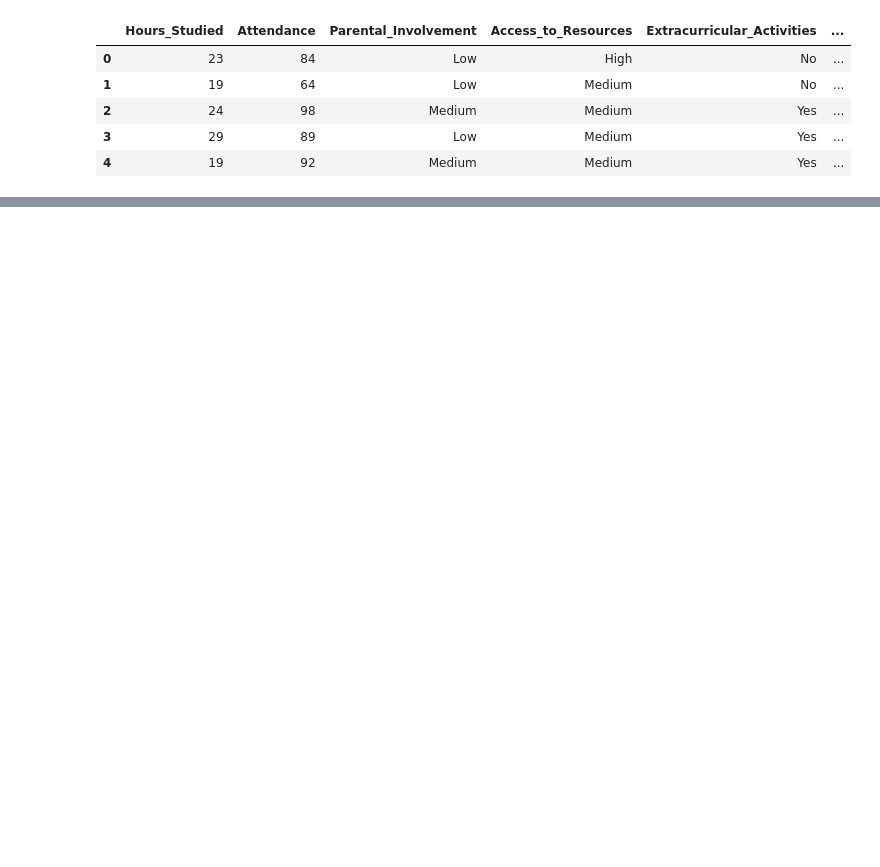
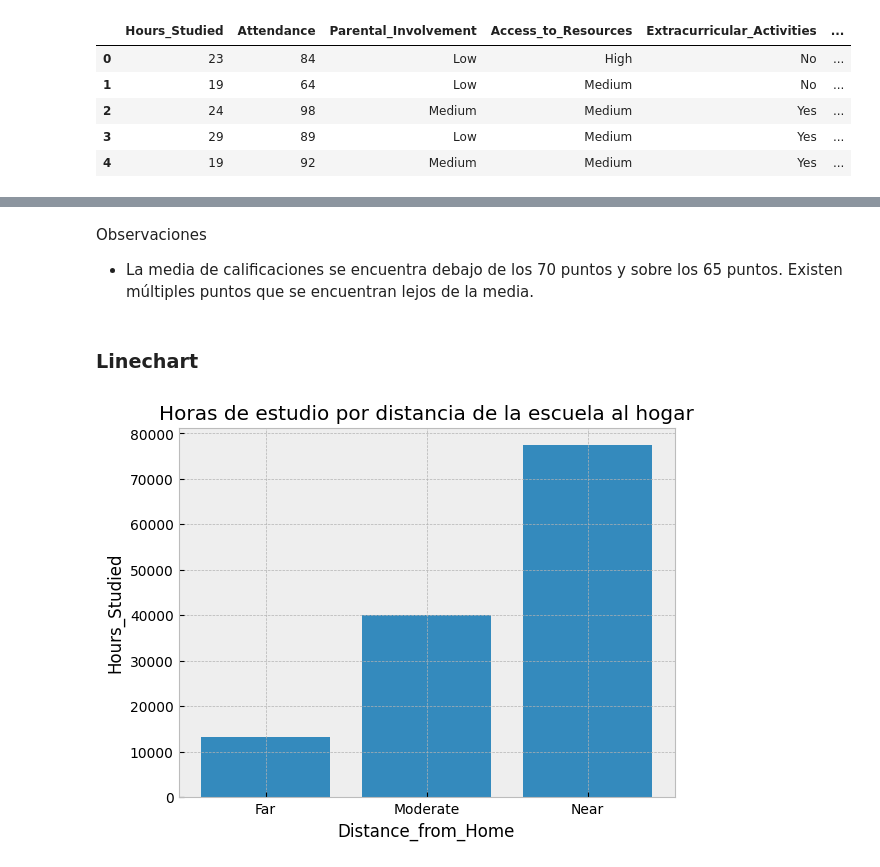
Before and after one commit to gafifran/cienciaDatos1, a Jupyter notebook: Visualización_Francisco_Fierros.ipynb, the cells around one changed output, grey strips where cells are left out. Saved outputs shown, nothing was run; the diff lists cells and outputs as text; code cells hidden in the pictures; blank space fills up the shorter version.

```diff
--- a/Visualización_Francisco_Fierros.ipynb
+++ b/Visualización_Francisco_Fierros.ipynb
@@ -62,0 +110,18 @@ df.describe()
+# %% [markdown]
+Observaciones
+
+* La media de calificaciones se encuentra debajo de los 70 puntos y sobre los 65 puntos. Existen múltiples puntos que se encuentran lejos de la media.
+# %% [markdown]
+### Linechart
+# %%
+resumen_estudio_distancia = df_estudiantes[['Hours_Studied','Distance_from_Home']].groupby(by=['Distance_from_Home']).sum().reset_index()
+# %%
+plt.bar(resumen_estudio_distancia['Distance_from_Home'],resumen_estudio_distancia['Hours_Studied'])
+
+plt.xlabel('Distance_from_Home')
+plt.ylabel('Hours_Studied')
+plt.title('Horas de estudio por distancia de la escuela al hogar')
+
+plt.show()
+# %% [output]
+[figure, added]
```
Also changed, not shown: parts of 25 cells of this notebook.
